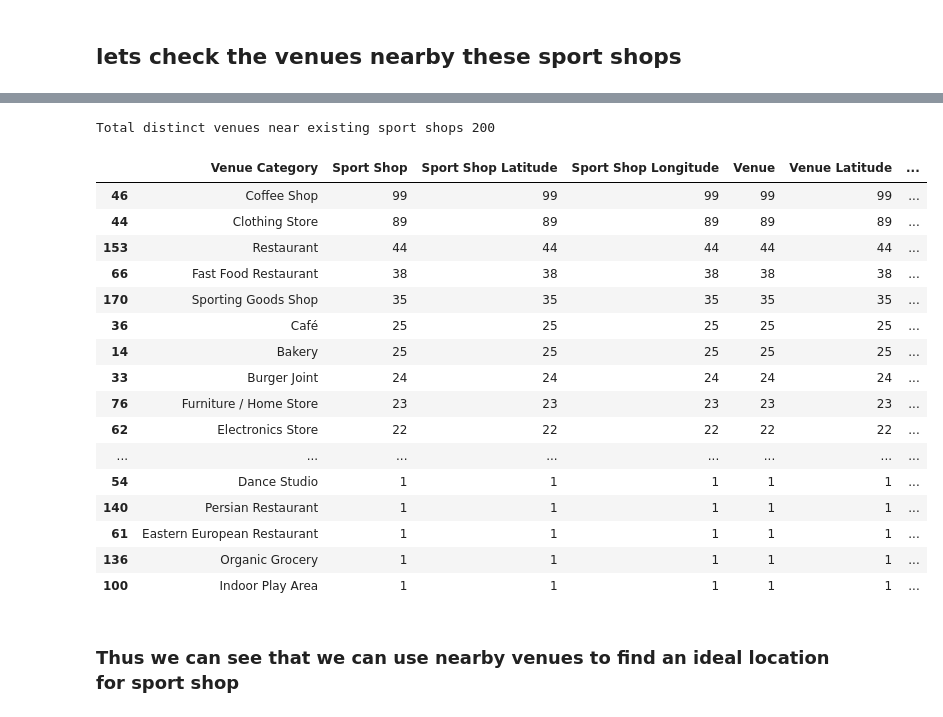
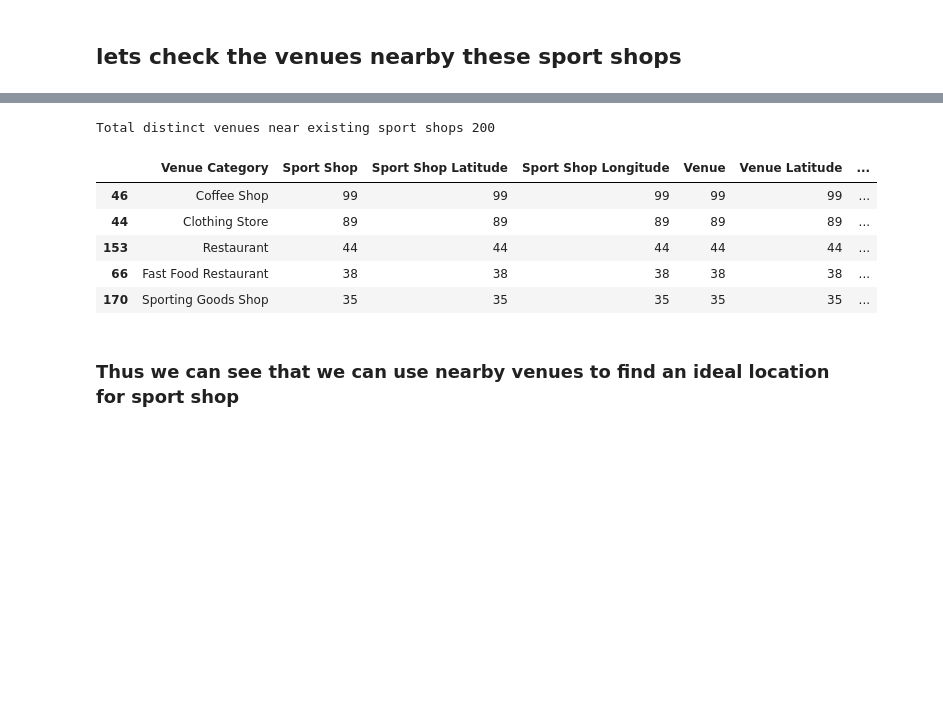
Before and after one commit to pravin2390/Coursera, a Jupyter notebook: Capstone Project.ipynb, the cells around one changed output, grey strips where cells are left out. Cells and saved outputs as stored; diff of their text form; code cells hidden in the pictures; blank space fills up the shorter version.

```diff
--- a/Capstone Project.ipynb
+++ b/Capstone Project.ipynb
@@ -280,29 +222,18 @@ sport_nearby_venues.head()
 # %%
 # Unique venues nearby existing sports shop
 print("Total distinct venues near existing sport shops", len(sport_nearby_venues['Venue Category'].unique()))
 sport_nearby_venues['Venue Category'].unique()
 venues_count = sport_nearby_venues.groupby(['Venue Category'], as_index=False).count()
 venues_count.sort_values(['Sport Shop'], ascending=False, axis=0, inplace=True)
-venues_count
+venues_count.head()
 # %% [output]
 Total distinct venues near existing sport shops 200
 |  | Venue Category | Sport Shop | Sport Shop Latitude | Sport Shop Longitude | Venue | Venue Latitude | ... |
 | 46 | Coffee Shop | 99 | 99 | 99 | 99 | 99 | ... |
 | 44 | Clothing Store | 89 | 89 | 89 | 89 | 89 | ... |
 | 153 | Restaurant | 44 | 44 | 44 | 44 | 44 | ... |
 | 66 | Fast Food Restaurant | 38 | 38 | 38 | 38 | 38 | ... |
 | 170 | Sporting Goods Shop | 35 | 35 | 35 | 35 | 35 | ... |
-| 36 | Café | 25 | 25 | 25 | 25 | 25 | ... |
-| 14 | Bakery | 25 | 25 | 25 | 25 | 25 | ... |
-| 33 | Burger Joint | 24 | 24 | 24 | 24 | 24 | ... |
-| 76 | Furniture / Home Store | 23 | 23 | 23 | 23 | 23 | ... |
-| 62 | Electronics Store | 22 | 22 | 22 | 22 | 22 | ... |
-| ... | ... | ... | ... | ... | ... | ... | ... |
-| 54 | Dance Studio | 1 | 1 | 1 | 1 | 1 | ... |
-| 140 | Persian Restaurant | 1 | 1 | 1 | 1 | 1 | ... |
-| 61 | Eastern European Restaurant | 1 | 1 | 1 | 1 | 1 | ... |
-| 136 | Organic Grocery | 1 | 1 | 1 | 1 | 1 | ... |
-| 100 | Indoor Play Area | 1 | 1 | 1 | 1 | 1 | ... |
 # %% [markdown]
 ### Thus we can see that we can use nearby venues to find an ideal location for sport shop
 # %% [markdown]
```
Also changed, not shown: parts of 9 cells of this notebook.
